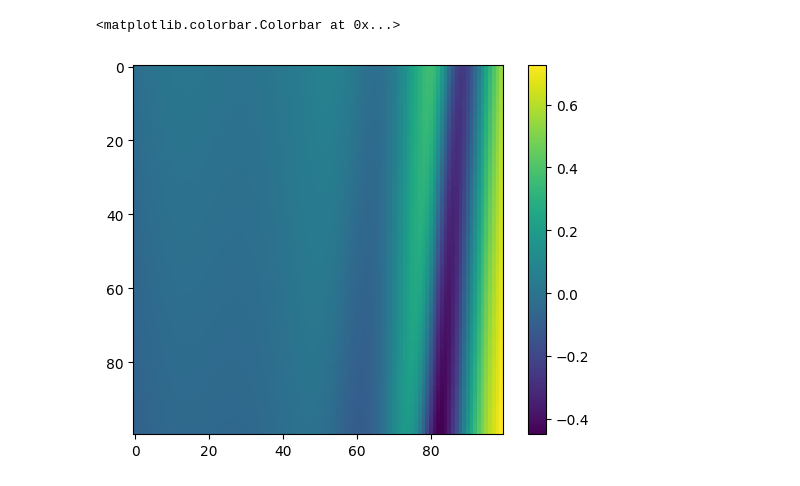
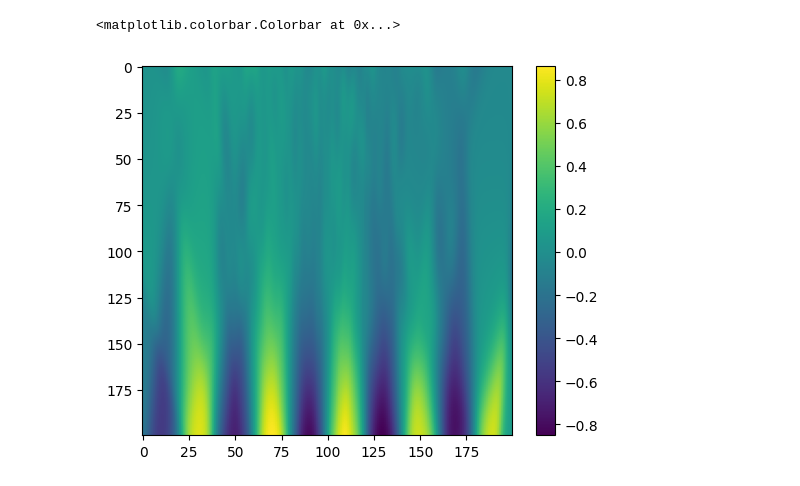
Before and after one commit to lazyjobseeker/codingtestrepo, a Jupyter notebook: pinn/heatequation_blog.ipynb, the cells around one changed output. Cells and saved outputs as stored; diff of their text form; code cells hidden in the pictures.

```diff
--- a/pinn/heatequation_blog.ipynb
+++ b/pinn/heatequation_blog.ipynb
@@ -34,13 +35,12 @@ import matplotlib.pyplot as plt
 def u(x, t):
     return np.exp(-2*np.pi*np.pi*t)*np.sin(np.pi*x)
 
-pts = 500
+pts = 200
 ts = np.linspace(0.2, 0, pts)
 xs = np.linspace(-5, 5, pts)
-us = u(xs, ts)
 
-X, Y = np.meshgrid(xs, ts)
-U = u(X, Y)
+X, T = np.meshgrid(xs, ts)
+U = u(X, T)
 
 plt.imshow(U)
 plt.colorbar()
@@ -51,10 +51,27 @@ plt.colorbar()
 DEVICE = torch.device('cuda' if torch.cuda.is_available() else 'cpu')
 
 train_in = torch.tensor([[x, t] for x, t in zip(X.flatten(), T.flatten())], dtype=torch.float32, requires_grad=True)
-train_out = torch.tensor(us, dtype=torch.float32)
+train_out = torch.tensor(u(X.flatten(), T.flatten()), dtype=torch.float32)
 
 train_in.to(DEVICE)
 train_out.to(DEVICE)
 
 train_dataset = MyDataset(train_in, train_out)
 train_dataloader = DataLoader(train_dataset, batch_size=256, shuffle=True)
+
+def phys_loss(inp, out):
+    dudt = torch.autograd.grad(out, inp, grad_outputs=torch.ones_like(out), create_graph=True, allow_unused=True)[0][:,[1]]
+    dudx = torch.autograd.grad(out, inp, grad_outputs=torch.ones_like(out), create_graph=True, allow_unused=True)[0][:,[0]]
+    d2udx2 = torch.autograd.grad(dudx, inp, grad_outputs=torch.ones_like(dudx), create_graph=True, allow_unused=True)[0][:,[0]]
+    return torch.nn.MSELoss()(d2udx2, 0.5*dudt)
+
+bdry_pts = 200
+xs_bdry = np.linspace(-5, 5, bdry_pts)
+ts_bdry = np.asarray([0 for x in xs_bdry])
+us_bdry = u(xs_bdry, ts_bdry)
+
+train_in_bd = torch.tensor([[x, t] for x, t in zip(xs_bdry, ts_bdry)], dtype=torch.float32, requires_grad=True)
+train_out_bd = torch.tensor(us_bdry, dtype=torch.float32)
+
+train_in_bd.to(DEVICE)
+train_out_bd.to(DEVICE)
@@ -61,14 +96,14 @@ train_dataloader = DataLoader(train_dataset, batch_size=256, shuffle=True)
 # %%
-from torch.optim import Adam
+from torch.optim import Adam, LBFGS
 from torch.optim.lr_scheduler import LambdaLR
 from torch.autograd import Variable
 
 model = Net(indim=2, outdim=1).to(DEVICE)
-epochs = 100
+epochs = 1000
 optimizer = Adam(model.parameters(), lr=0.1)
 scheduler = LambdaLR(optimizer=optimizer,
-					 lr_lambda=lambda epoch: 0.995**epoch,
-					 last_epoch=-1)
+                     lr_lambda=lambda epoch: 0.999**epoch,
+                     last_epoch=-1)
 
 loss_fcn = torch.nn.MSELoss()
 
@@ -84,8 +119,11 @@ for epoch in range(0, epochs):
             loss.backward()
             return loss
         optimizer.step(closure)
-    scheduler.step()
+    #scheduler.step()
     model.eval()
-    epoch_loss = loss_fcn(model(train_in), train_out)
-    print(f'Epoch: {epoch+1} | Loss: {round(float(epoch_loss), 4)}')
+    base = loss_fcn(model(train_in), train_out)
+    phys = phys_loss(train_in, model(train_in))
+    bdry = loss_fcn(model(train_in_bd), train_out_bd)
+    epoch_loss = base + phys + bdry
+    print(f'Epoch: {epoch+1} | Loss: {round(float(base), 4)} | {round(float(phys), 4)} | {round(float(bdry), 4)}')
 # %% [output]
@@ -109,21 +148,21 @@ Epoch: 1000 | Loss: 0.0162
 # %%
 def u_model(xs, ts):
     pts = torch.tensor(np.array([[x, t] for x, t in zip(xs, ts)]), dtype=torch.float32)
     return model(pts)
 
-pts = 100
+pts = 200
 ts = torch.linspace(0.2, 0, pts)
 xs = torch.linspace(-5, 5, pts)
 X, T = torch.meshgrid(xs, ts)
 X = X.T
 T = T.T
 
 img = []
 for x, t in zip(X, T):
     img.append(u_model(x, t).detach().numpy().tolist())
 
 plt.imshow(img)
 plt.colorbar()
 # %% [output]
 <matplotlib.colorbar.Colorbar at 0x...>
-[figure, old version]
+[figure, new version]
```
Also changed, not shown: parts of 15 cells of this notebook, 1 other file.
